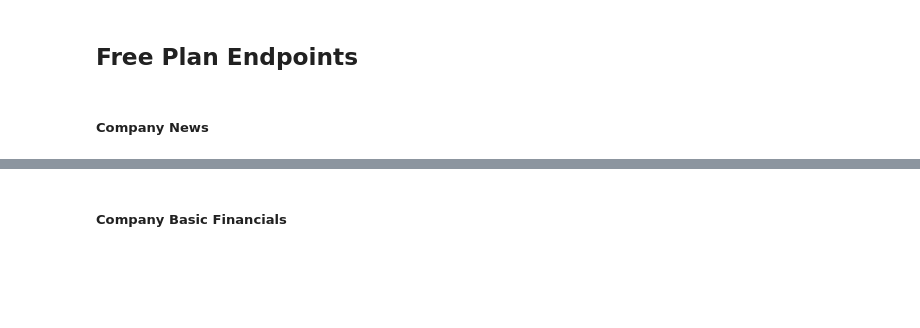
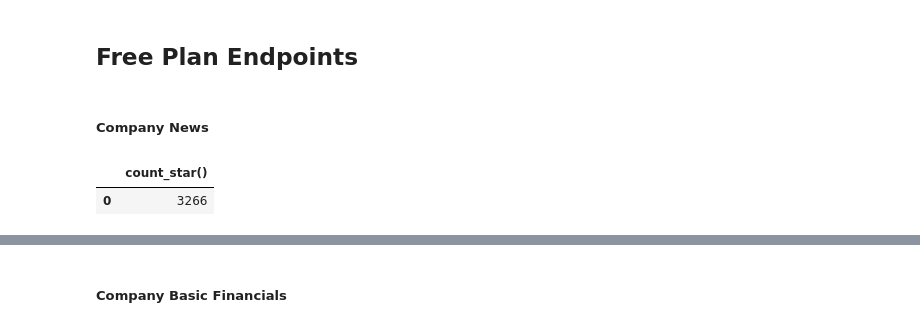
Before and after one commit to dsavas07/Stock-Keeper, a Jupyter notebook: Finnhub_API_Test.ipynb, the cells around one changed output, grey strips where cells are left out. Drawn from its saved outputs; the diff is of its cells as text; code cells hidden in the pictures; blank space fills up the shorter version.

Commit message:
Testing duckdb connection and query execution.

```diff
--- a/Finnhub_API_Test.ipynb
+++ b/Finnhub_API_Test.ipynb
@@ -124,7 +124,7 @@ resp = requests.get(s_p_500_ticker_url, headers=wiki_headers)
 soup = bs.BeautifulSoup(resp.text, 'html.parser')
 table = soup.select_one('table[id*="constituents"]')
 tickers = [row.find_all('td')[0].text.strip() for row in table.find_all('tr')[1:]]
-tickers = tickers[0:5]
 
-# Testing line
+# Testing lines
+## tickers = tickers[0:5]
 ## tickers = ['AAPL']
@@ -140,25 +137,18 @@ tickers
 # %%
 # From DataFrame version
 df = pd.DataFrame()  # Initialize an empty DataFrame to store combined results
 for ticker in tickers:
     temp_df = pd.json_normalize(finnhub_client.company_news(ticker, _from=pd.to_datetime("today").date(), to=pd.to_datetime("today").date()))
     if temp_df.empty:
         time.sleep(delay_seconds)
         continue  # Skip if the DataFrame is empty
     else:
         temp_df['datetime_converted'] = pd.to_datetime(temp_df['datetime'], unit='s')
         temp_df.drop(columns=['image','category','datetime','id'], inplace=True)
         df = pd.concat([df, temp_df], ignore_index=True)
         time.sleep(delay_seconds)
 
 save_db_table_from_df(table_name='company_news', df=df)
-
-conn = dd.connect(DB_PATH)  # Open the persistent database
-result = conn.sql(f'''
-                 SELECT COUNT(*)
-                 FROM {SCHEMA_NAME}.company_news
-                 ;
-                 '''
-                 ).df()
-conn.close()
-result
+# %% [output]
+|  | count_star() |
+| 0 | 3266 |
```
Also changed, not shown: parts of 5 cells of this notebook.
